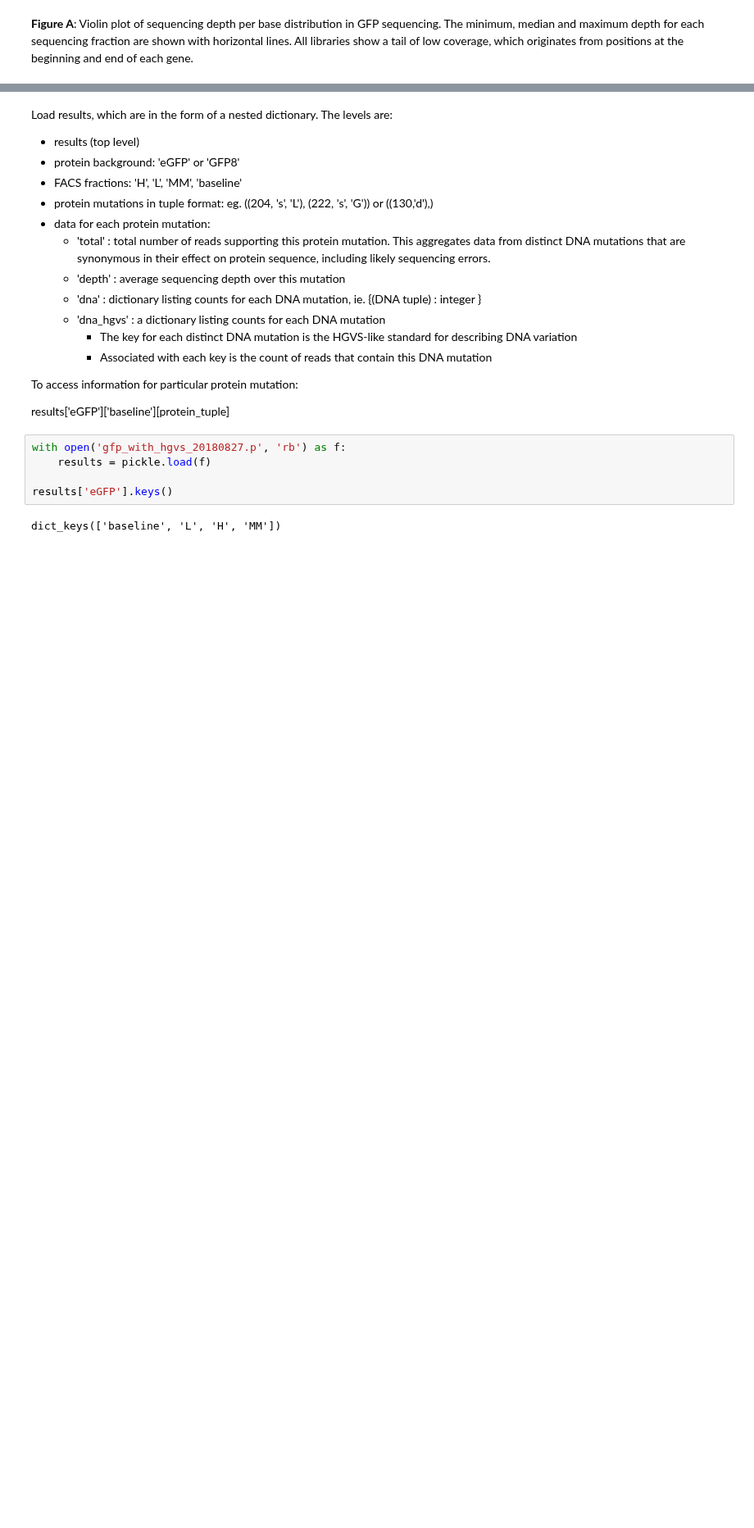
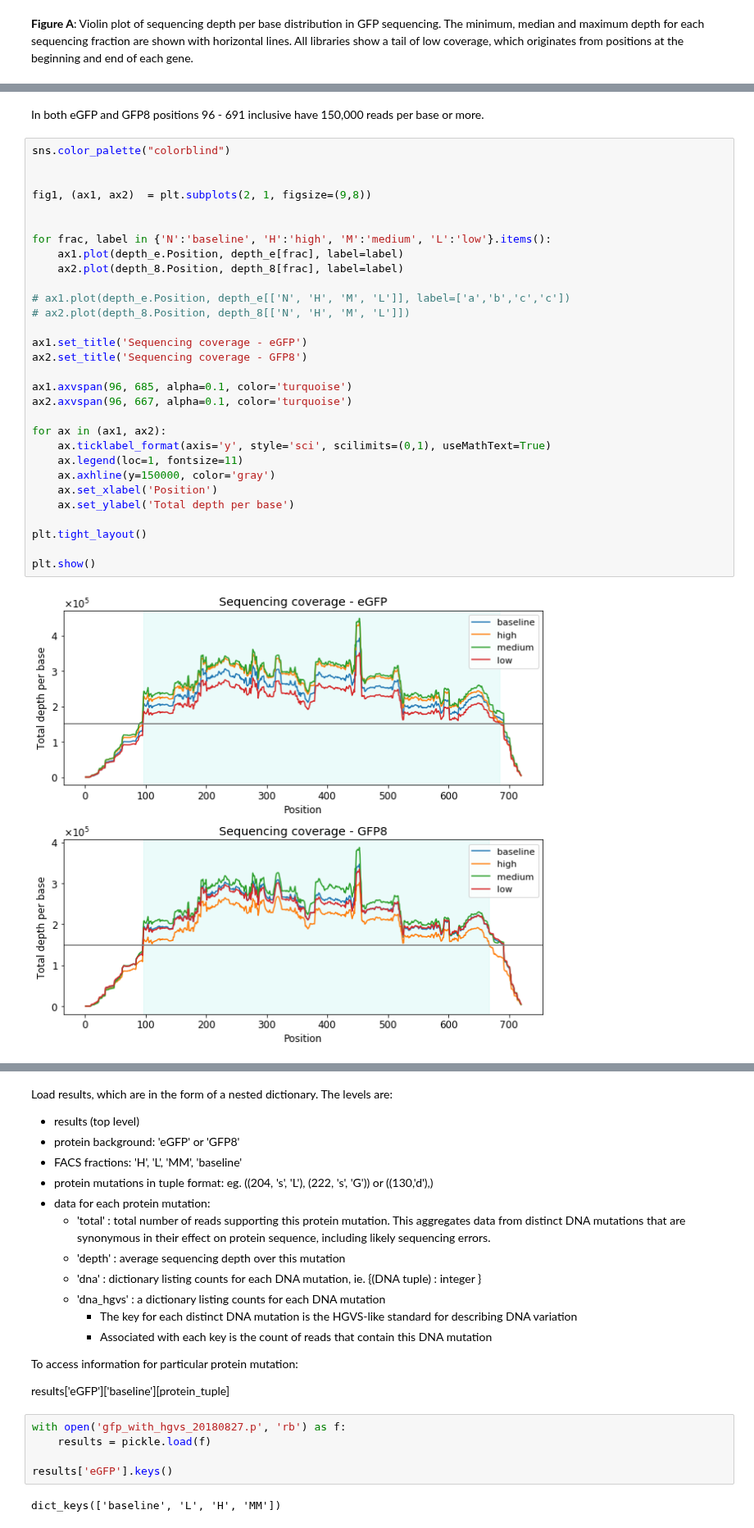
Before and after one commit to MayaPetek/InDelScanner, a Jupyter notebook: Results_GFP_deletions/GFP_deletions.ipynb, the cells around one changed output, grey strips where cells are left out. Shown at 82% size. Saved outputs shown, nothing was run; the diff lists cells and outputs as text; blank space fills up the shorter version.

Commit message:
Add detailed depth plots showing sequencing coverage

```diff
--- a/Results_GFP_deletions/GFP_deletions.ipynb
+++ b/Results_GFP_deletions/GFP_deletions.ipynb
@@ -237,0 +255,34 @@ plt.show()
+# %% [markdown]
+In both eGFP and GFP8 positions 96 - 691 inclusive have 150,000 reads per base or more.
+# %%
+sns.color_palette("colorblind")
+
+
+fig1, (ax1, ax2)  = plt.subplots(2, 1, figsize=(9,8))
+
+
+for frac, label in {'N':'baseline', 'H':'high', 'M':'medium', 'L':'low'}.items():
+    ax1.plot(depth_e.Position, depth_e[frac], label=label)
+    ax2.plot(depth_8.Position, depth_8[frac], label=label)
+
+# ax1.plot(depth_e.Position, depth_e[['N', 'H', 'M', 'L']], label=['a','b','c','c'])
+# ax2.plot(depth_8.Position, depth_8[['N', 'H', 'M', 'L']])
+
+ax1.set_title('Sequencing coverage - eGFP')
+ax2.set_title('Sequencing coverage - GFP8')
+
+ax1.axvspan(96, 685, alpha=0.1, color='turquoise')
+ax2.axvspan(96, 667, alpha=0.1, color='turquoise')
+
+for ax in (ax1, ax2):
+    ax.ticklabel_format(axis='y', style='sci', scilimits=(0,1), useMathText=True)
+    ax.legend(loc=1, fontsize=11)
+    ax.axhline(y=150000, color='gray')
+    ax.set_xlabel('Position')
+    ax.set_ylabel('Total depth per base')
+
+plt.tight_layout()
+
+plt.show()
+# %% [output]
+[figure, added]
```
Also changed, not shown: parts of 18 cells of this notebook.
